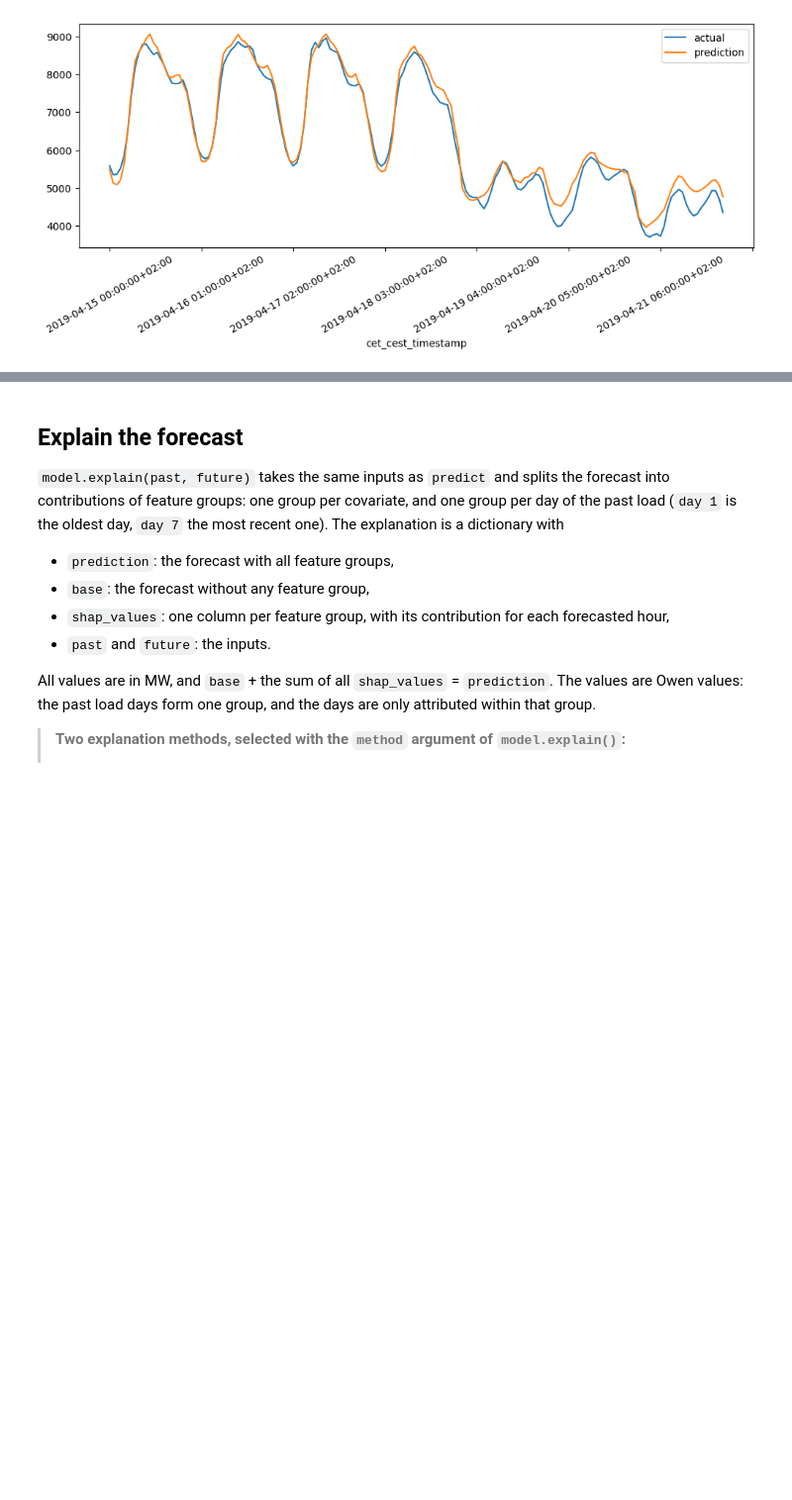
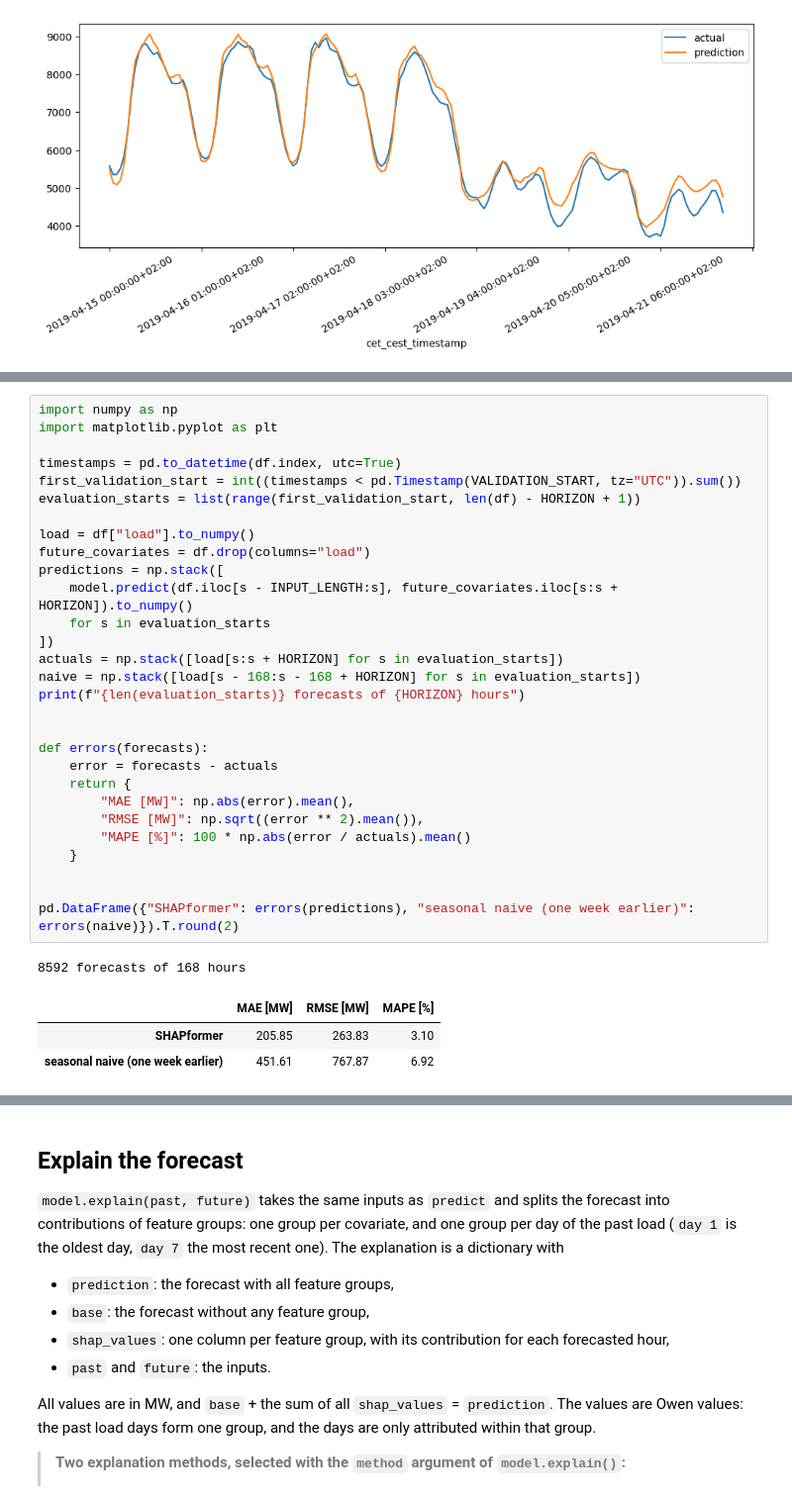
Before and after one commit to KIT-IAI/SHAPformer, a Jupyter notebook: notebooks/training_dataframe.ipynb, the cells around one changed output, grey strips where cells are left out. Shown at 99% size. Drawn from its saved outputs; the diff is of its cells as text; blank space fills up the shorter version.

```diff
--- a/notebooks/training_dataframe.ipynb
+++ b/notebooks/training_dataframe.ipynb
@@ -148,0 +156,34 @@ comparison.plot(figsize=(12, 4), rot=30)
+# %%
+import numpy as np
+import matplotlib.pyplot as plt
+
+timestamps = pd.to_datetime(df.index, utc=True)
+first_validation_start = int((timestamps < pd.Timestamp(VALIDATION_START, tz="UTC")).sum())
+evaluation_starts = list(range(first_validation_start, len(df) - HORIZON + 1))
+
+load = df["load"].to_numpy()
+future_covariates = df.drop(columns="load")
+predictions = np.stack([
+    model.predict(df.iloc[s - INPUT_LENGTH:s], future_covariates.iloc[s:s + HORIZON]).to_numpy()
+    for s in evaluation_starts
+])
+actuals = np.stack([load[s:s + HORIZON] for s in evaluation_starts])
+naive = np.stack([load[s - 168:s - 168 + HORIZON] for s in evaluation_starts])
+print(f"{len(evaluation_starts)} forecasts of {HORIZON} hours")
+
+
+def errors(forecasts):
+    error = forecasts - actuals
+    return {
+        "MAE [MW]": np.abs(error).mean(),
+        "RMSE [MW]": np.sqrt((error ** 2).mean()),
+        "MAPE [%]": 100 * np.abs(error / actuals).mean()
+    }
+
+
+pd.DataFrame({"SHAPformer": errors(predictions), "seasonal naive (one week earlier)": errors(naive)}).T.round(2)
+# %% [output]
+8592 forecasts of 168 hours
+|  | MAE [MW] | RMSE [MW] | MAPE [%] |
+| SHAPformer | 205.85 | 263.83 | 3.10 |
+| seasonal naive (one week earlier) | 451.61 | 767.87 | 6.92 |
```
Also changed, not shown: parts of 9 cells of this notebook, 5 other files.
